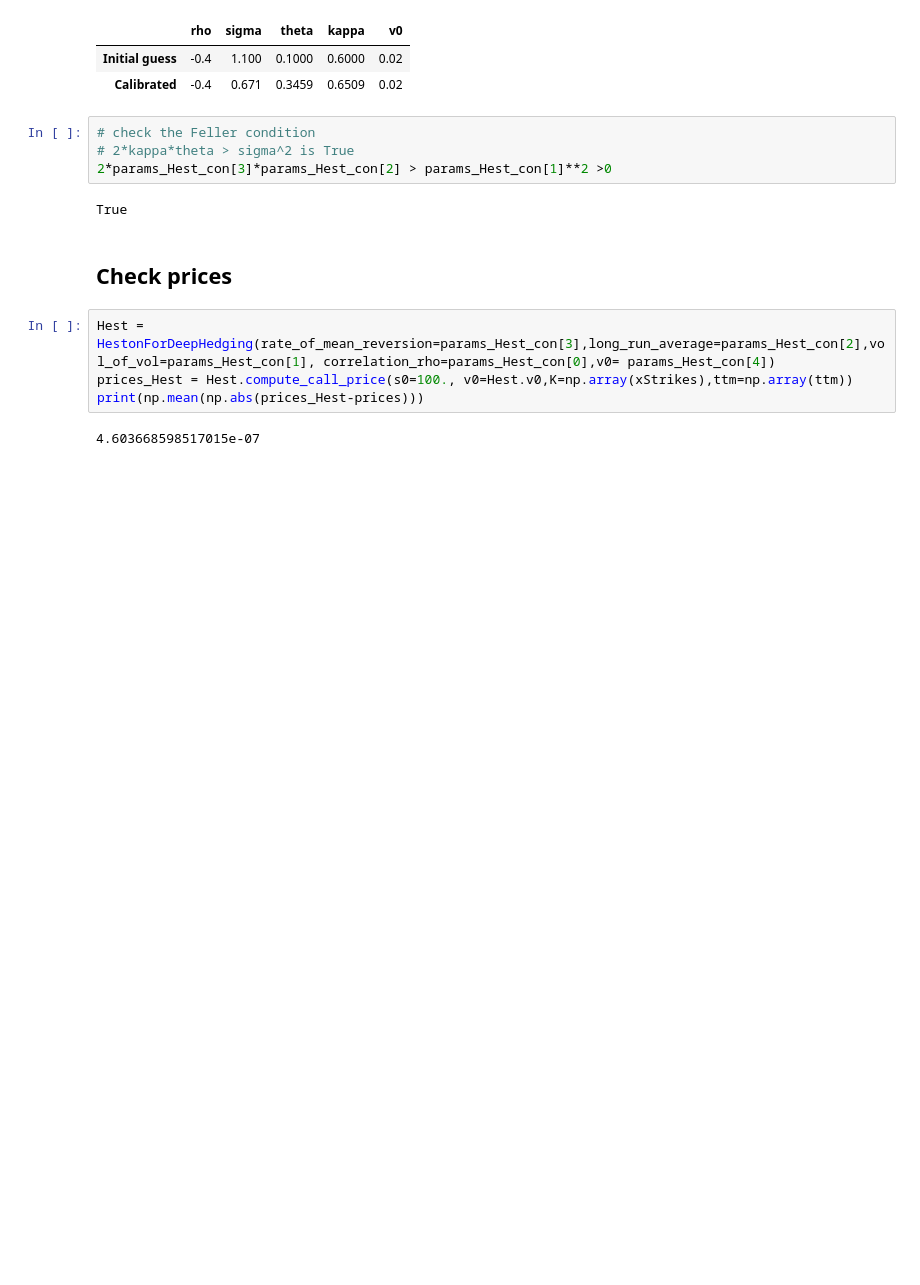
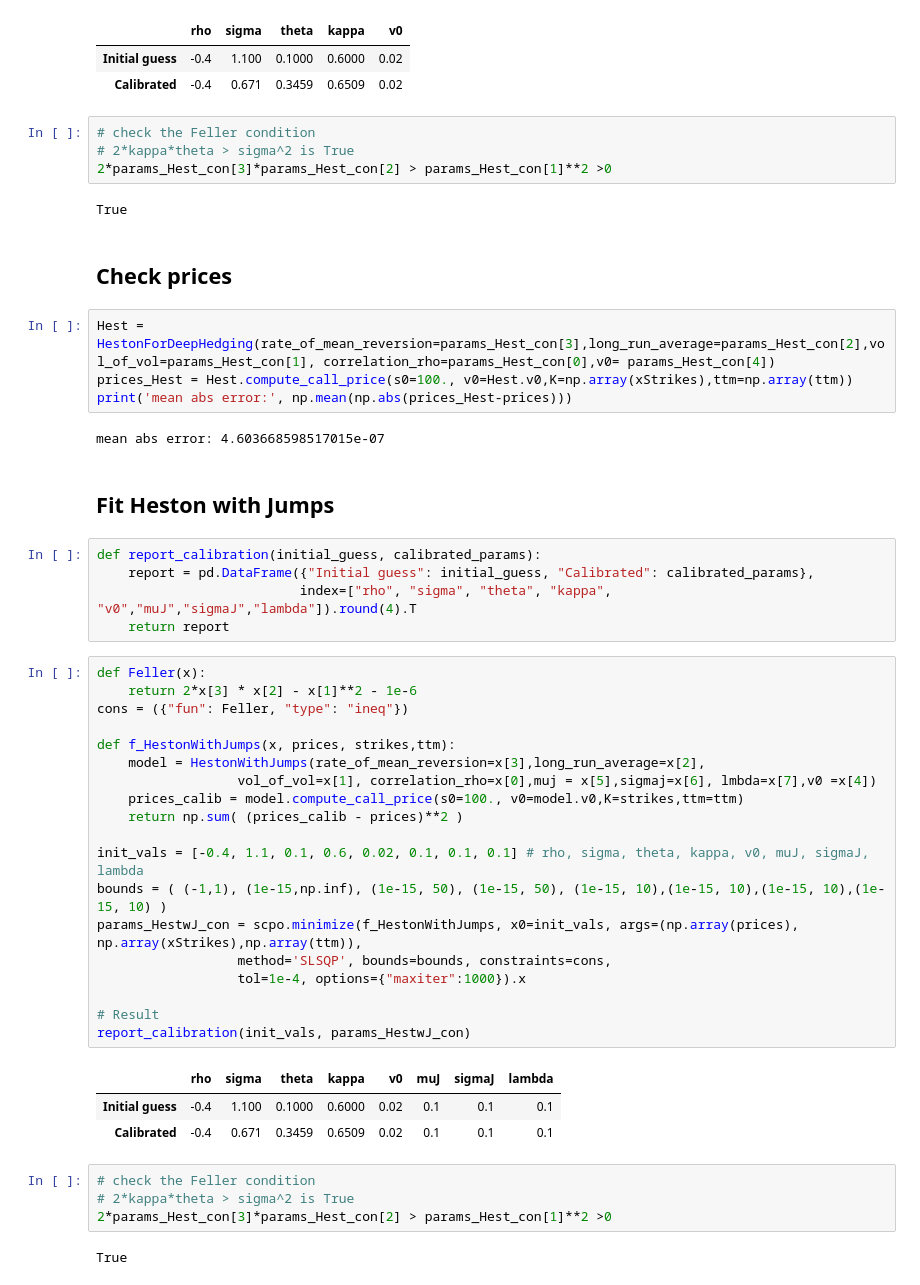
Before and after one commit to RIVACON/RiVaPy, a Jupyter notebook: sandbox/embedding/model_calibration.ipynb, the cells around one changed output. Drawn from its saved outputs; the diff is of its cells as text; blank space fills up the shorter version.

```diff
--- a/sandbox/embedding/model_calibration.ipynb
+++ b/sandbox/embedding/model_calibration.ipynb
@@ -667,6 +669,42 @@ True
 # %%
 Hest = HestonForDeepHedging(rate_of_mean_reversion=params_Hest_con[3],long_run_average=params_Hest_con[2],vol_of_vol=params_Hest_con[1], correlation_rho=params_Hest_con[0],v0= params_Hest_con[4])
 prices_Hest = Hest.compute_call_price(s0=100., v0=Hest.v0,K=np.array(xStrikes),ttm=np.array(ttm))
-print(np.mean(np.abs(prices_Hest-prices)))
+print('mean abs error:', np.mean(np.abs(prices_Hest-prices)))
 # %% [output]
-4.603668598517015e-07
+mean abs error: 4.603668598517015e-07
+# %% [markdown]
+## Fit Heston with Jumps
+# %%
+def report_calibration(initial_guess, calibrated_params):
+    report = pd.DataFrame({"Initial guess": initial_guess, "Calibrated": calibrated_params},
+                          index=["rho", "sigma", "theta", "kappa", "v0","muJ","sigmaJ","lambda"]).round(4).T
+    return report
+# %%
+def Feller(x):
+    return 2*x[3] * x[2] - x[1]**2 - 1e-6
+cons = ({"fun": Feller, "type": "ineq"})
+
+def f_HestonWithJumps(x, prices, strikes,ttm):
+    model = HestonWithJumps(rate_of_mean_reversion=x[3],long_run_average=x[2],
+                  vol_of_vol=x[1], correlation_rho=x[0],muj = x[5],sigmaj=x[6], lmbda=x[7],v0 =x[4])
+    prices_calib = model.compute_call_price(s0=100., v0=model.v0,K=strikes,ttm=ttm)
+    return np.sum( (prices_calib - prices)**2 )
+
+init_vals = [-0.4, 1.1, 0.1, 0.6, 0.02, 0.1, 0.1, 0.1] # rho, sigma, theta, kappa, v0, muJ, sigmaJ, lambda
+bounds = ( (-1,1), (1e-15,np.inf), (1e-15, 50), (1e-15, 50), (1e-15, 10),(1e-15, 10),(1e-15, 10),(1e-15, 10) )
+params_HestwJ_con = scpo.minimize(f_HestonWithJumps, x0=init_vals, args=(np.array(prices), np.array(xStrikes),np.array(ttm)),
+                  method='SLSQP', bounds=bounds, constraints=cons,
+                  tol=1e-4, options={"maxiter":1000}).x
+
+# Result
+report_calibration(init_vals, params_HestwJ_con)
+# %% [output]
+|  | rho | sigma | theta | kappa | v0 | muJ | sigmaJ | lambda |
+| Initial guess | -0.4 | 1.100 | 0.1000 | 0.6000 | 0.02 | 0.1 | 0.1 | 0.1 |
+| Calibrated | -0.4 | 0.671 | 0.3459 | 0.6509 | 0.02 | 0.1 | 0.1 | 0.1 |
+# %%
+# check the Feller condition
+# 2*kappa*theta > sigma^2 is True
+2*params_Hest_con[3]*params_Hest_con[2] > params_Hest_con[1]**2 >0
+# %% [output]
+True
```
Also changed, not shown: parts of 8 cells of this notebook.
